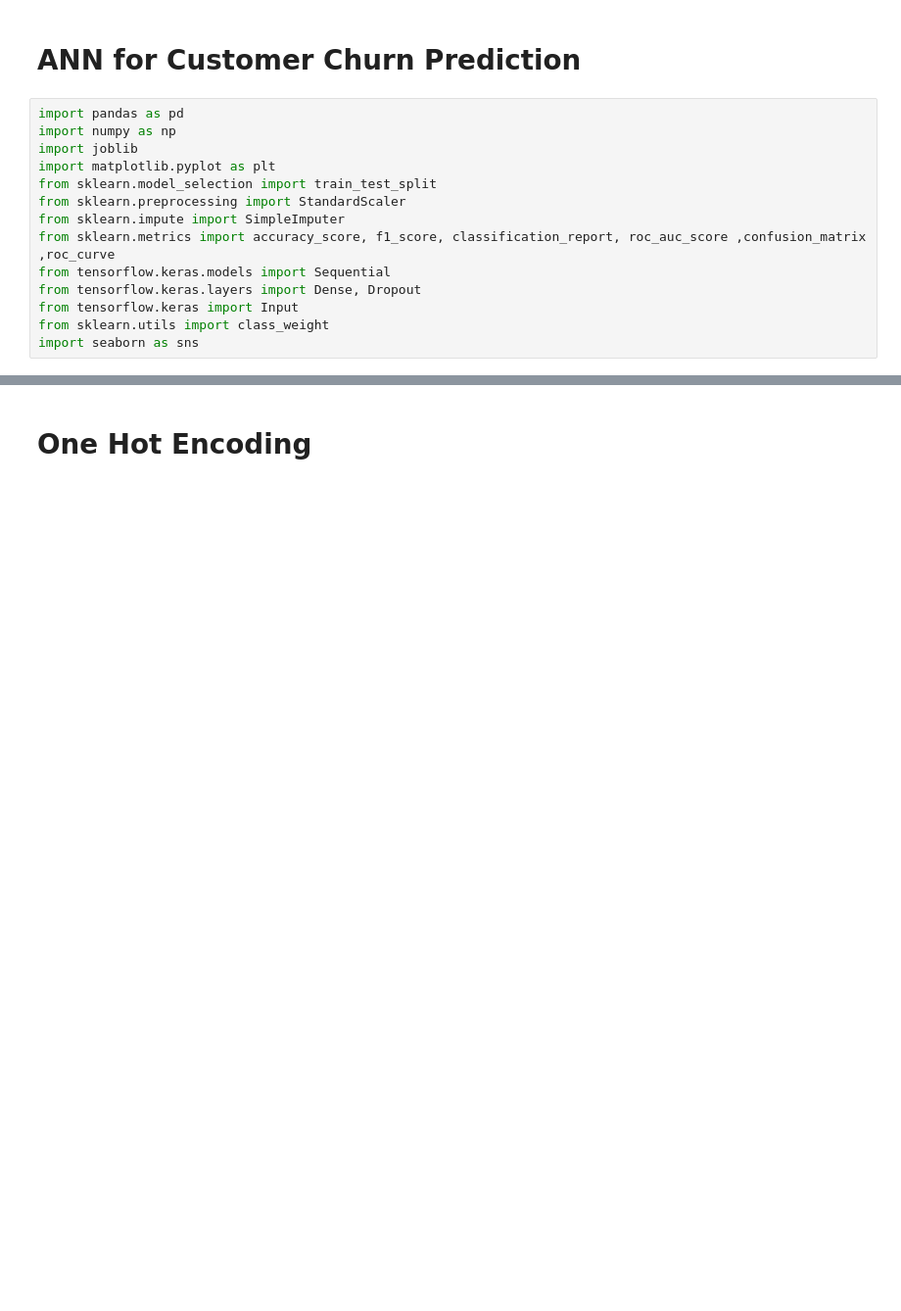
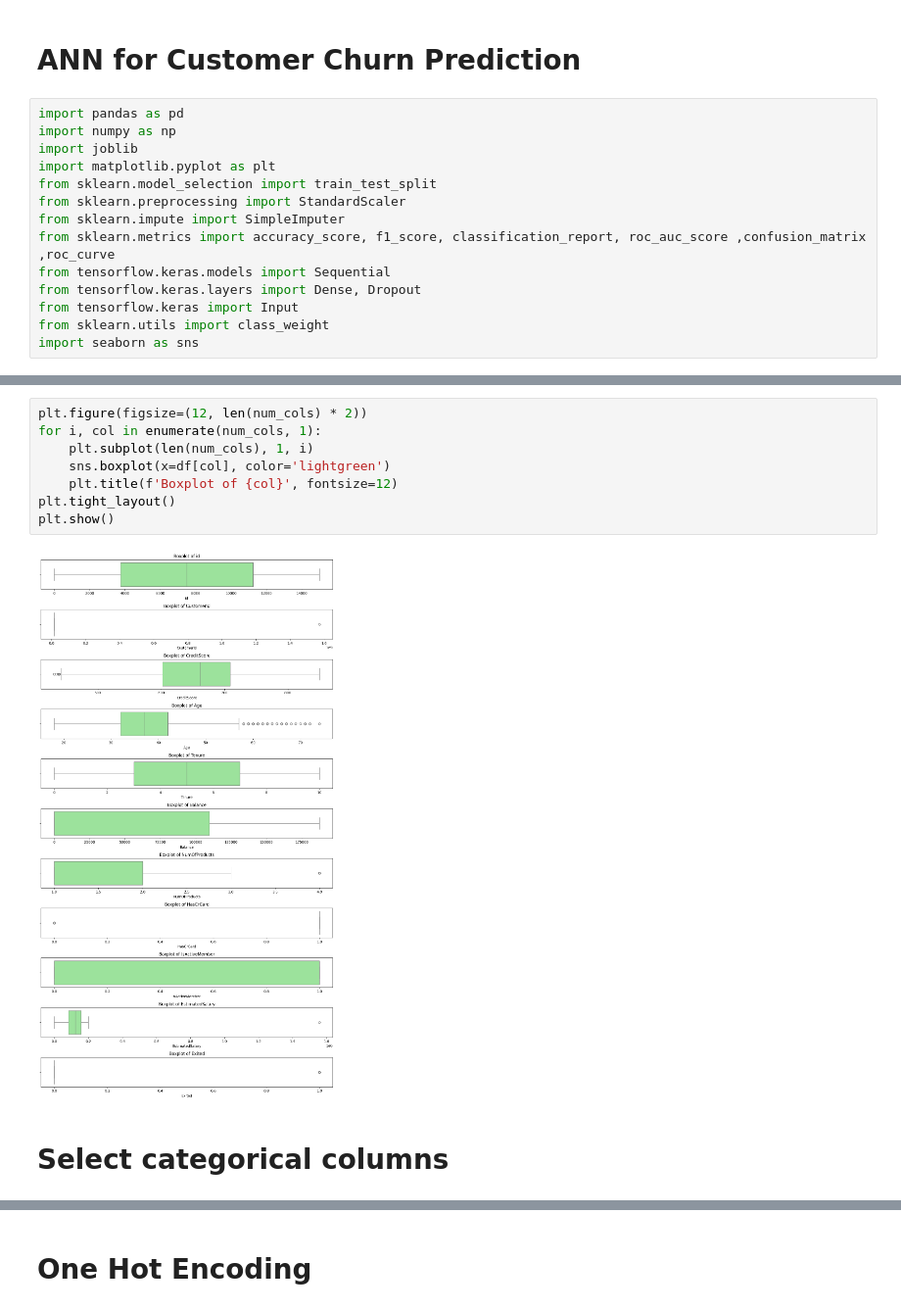
Before and after one commit to hasithaPerera2002/bank-customer-churn, a Jupyter notebook: notebooks/ann.ipynb, the cells around one changed output, grey strips where cells are left out. Shown at 98% size. Cells and saved outputs as stored; diff of their text form; blank space fills up the shorter version.

```diff
--- a/notebooks/ann.ipynb
+++ b/notebooks/ann.ipynb
@@ -21,0 +32,12 @@ df.drop([ 'CustomerId', 'Surname'], axis=1, inplace=True)
+# %%
+plt.figure(figsize=(12, len(num_cols) * 2))
+for i, col in enumerate(num_cols, 1):
+    plt.subplot(len(num_cols), 1, i)
+    sns.boxplot(x=df[col], color='lightgreen')
+    plt.title(f'Boxplot of {col}', fontsize=12)
+plt.tight_layout()
+plt.show()
+# %% [output]
+[figure, added]
+# %% [markdown]
+# Select categorical columns
```
Also changed, not shown: parts of 19 cells of this notebook, 13 other files.
